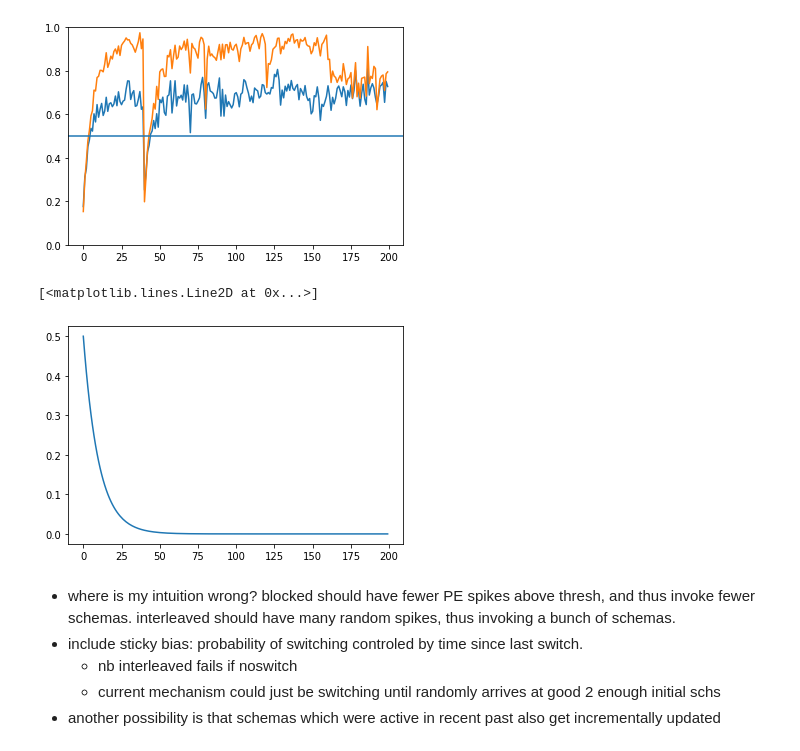
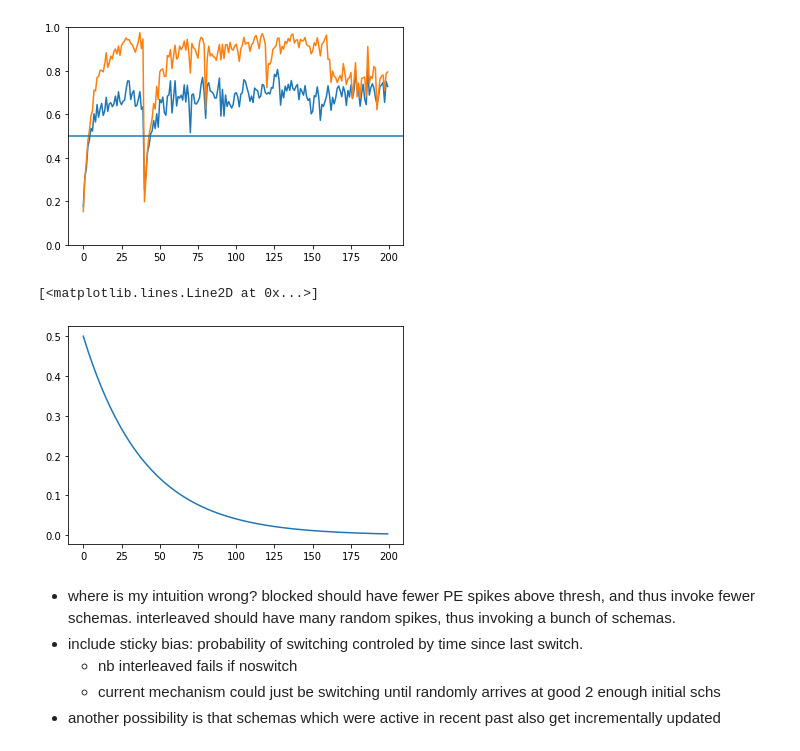
Before and after one commit to andrebeu/toycsw, a Jupyter notebook: toy-CSW.ipynb, the cells around one changed output. Cells and saved outputs as stored; diff of their text form; code cells hidden in the pictures.

```diff
--- a/toy-CSW.ipynb
+++ b/toy-CSW.ipynb
@@ -52,11 +52,11 @@ plt.axhline(0.5)
 [figure]
 # %%
 x = np.arange(200)
-y = .5*np.exp(-.1*x)
+y = .5*np.exp(-.025*x)
 plt.plot(x,y)
 # %% [output]
 [<matplotlib.lines.Line2D at 0x...>]
-[figure, old version]
+[figure, new version]
 # %% [markdown]
 - where is my intuition wrong? blocked should have fewer PE spikes above thresh, and thus invoke fewer schemas. interleaved should have many random spikes, thus invoking a bunch of schemas.
 - include sticky bias: probability of switching controled by time since last switch.
```
Also changed, not shown: 2 other files.
